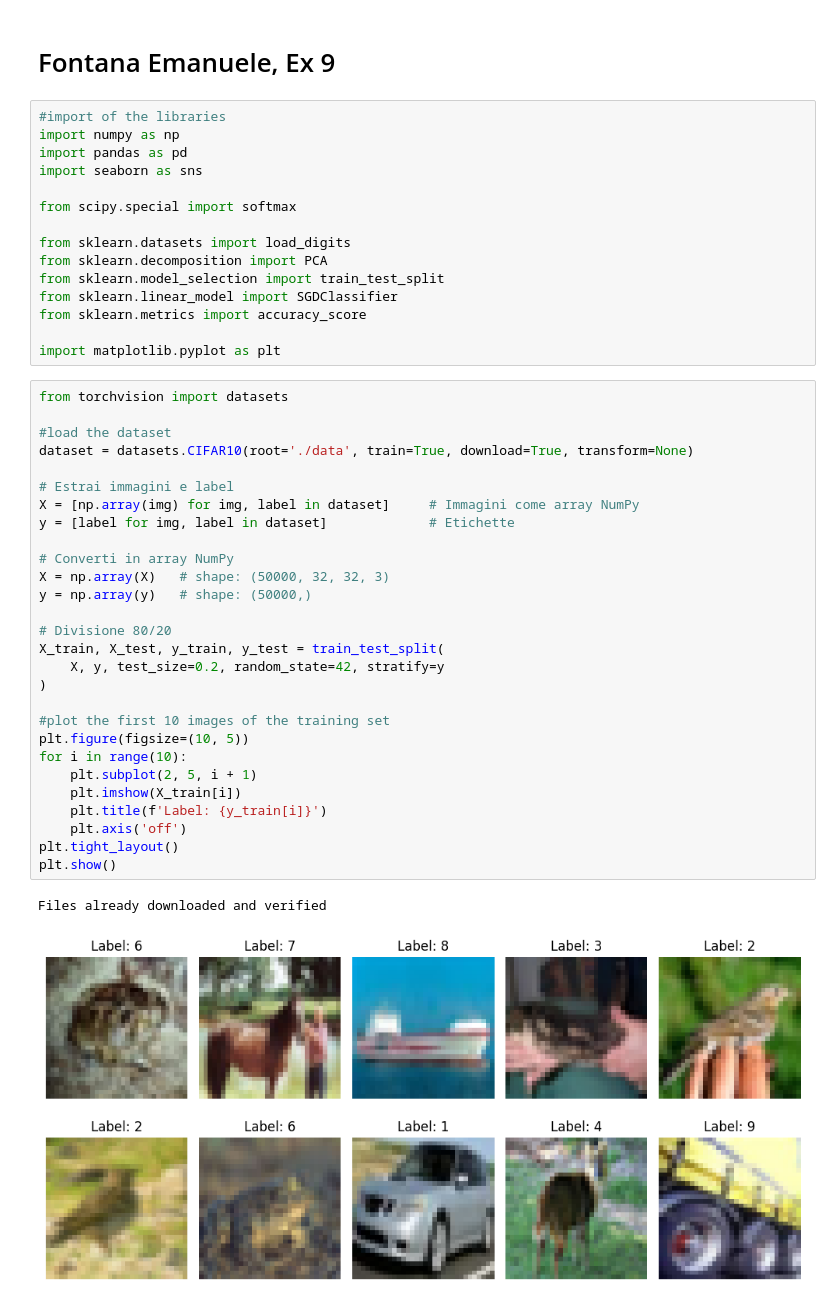
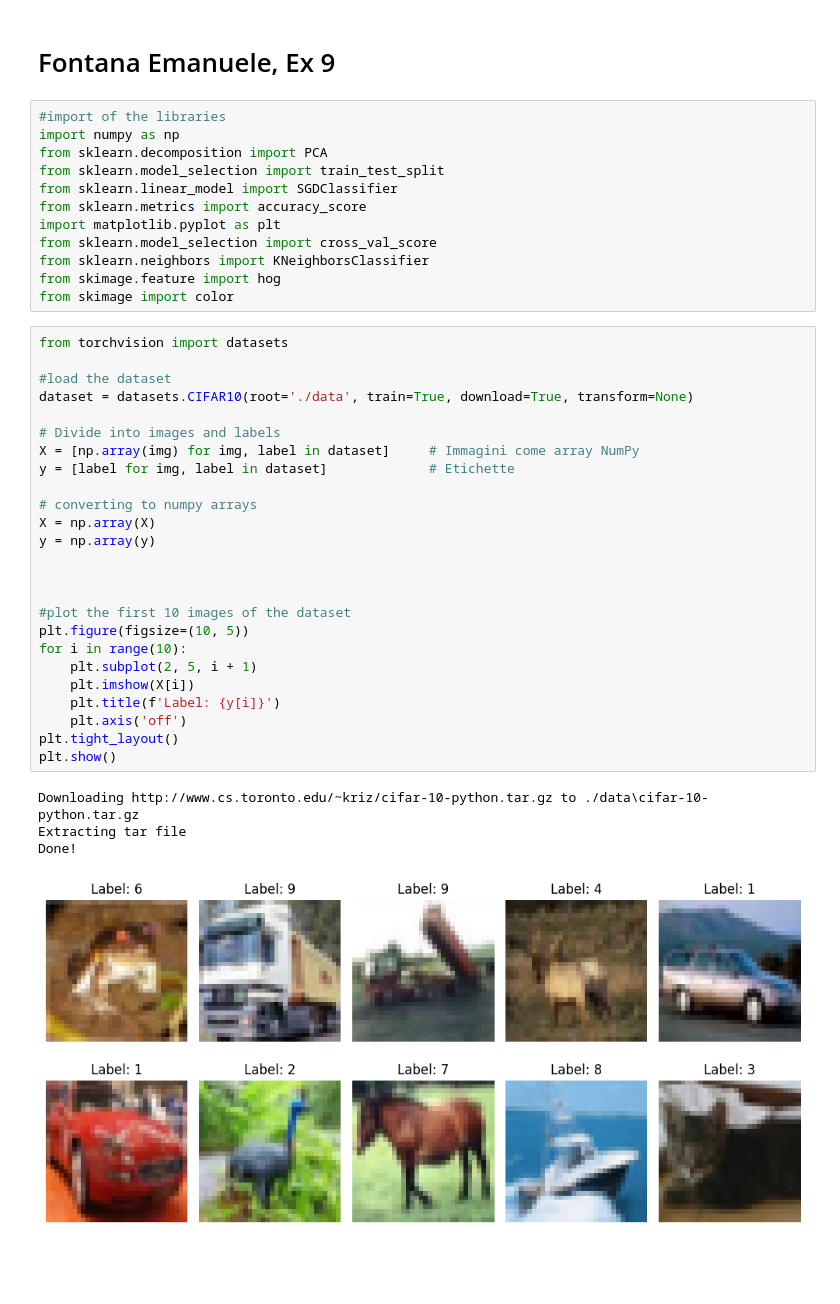
Before and after one commit to Fonty02/ComputerVision, a Jupyter notebook: Exercices/FontanaEx9.ipynb, the cells around one changed output. Cells and saved outputs as stored; diff of their text form; blank space fills up the shorter version.

```diff
--- a/Exercices/FontanaEx9.ipynb
+++ b/Exercices/FontanaEx9.ipynb
@@ -12,46 +3,42 @@ Plotta la matrice di confusione del modello migliore
 # %%
 #import of the libraries
 import numpy as np
-import pandas as pd
-import seaborn as sns
-
-from scipy.special import softmax
-
-from sklearn.datasets import load_digits
 from sklearn.decomposition import PCA
 from sklearn.model_selection import train_test_split
 from sklearn.linear_model import SGDClassifier
 from sklearn.metrics import accuracy_score
-
 import matplotlib.pyplot as plt
+from sklearn.model_selection import cross_val_score
+from sklearn.neighbors import KNeighborsClassifier
+from skimage.feature import hog
+from skimage import color
 # %%
 from torchvision import datasets
 
 #load the dataset
 dataset = datasets.CIFAR10(root='./data', train=True, download=True, transform=None)
 
-# Estrai immagini e label
+# Divide into images and labels
 X = [np.array(img) for img, label in dataset]     # Immagini come array NumPy
 y = [label for img, label in dataset]             # Etichette
 
-# Converti in array NumPy
-X = np.array(X)   # shape: (50000, 32, 32, 3)
-y = np.array(y)   # shape: (50000,)
+# converting to numpy arrays
+X = np.array(X)
+y = np.array(y)
 
-# Divisione 80/20
-X_train, X_test, y_train, y_test = train_test_split(
-    X, y, test_size=0.2, random_state=42, stratify=y
-)
 
-#plot the first 10 images of the training set
+
+#plot the first 10 images of the dataset
 plt.figure(figsize=(10, 5))
 for i in range(10):
     plt.subplot(2, 5, i + 1)
-    plt.imshow(X_train[i])
-    plt.title(f'Label: {y_train[i]}')
+    plt.imshow(X[i])
+    plt.title(f'Label: {y[i]}')
     plt.axis('off')
 plt.tight_layout()
 plt.show()
 # %% [output]
-Files already downloaded and verified
+Downloading http://www.cs.toronto.edu/~kriz/cifar-10-python.tar.gz to ./data\cifar-10-python.tar.gz
+Extracting tar file
+Done!
-[figure, old version]
+[figure, new version]
```
Also changed, not shown: parts of 3 cells of this notebook.
